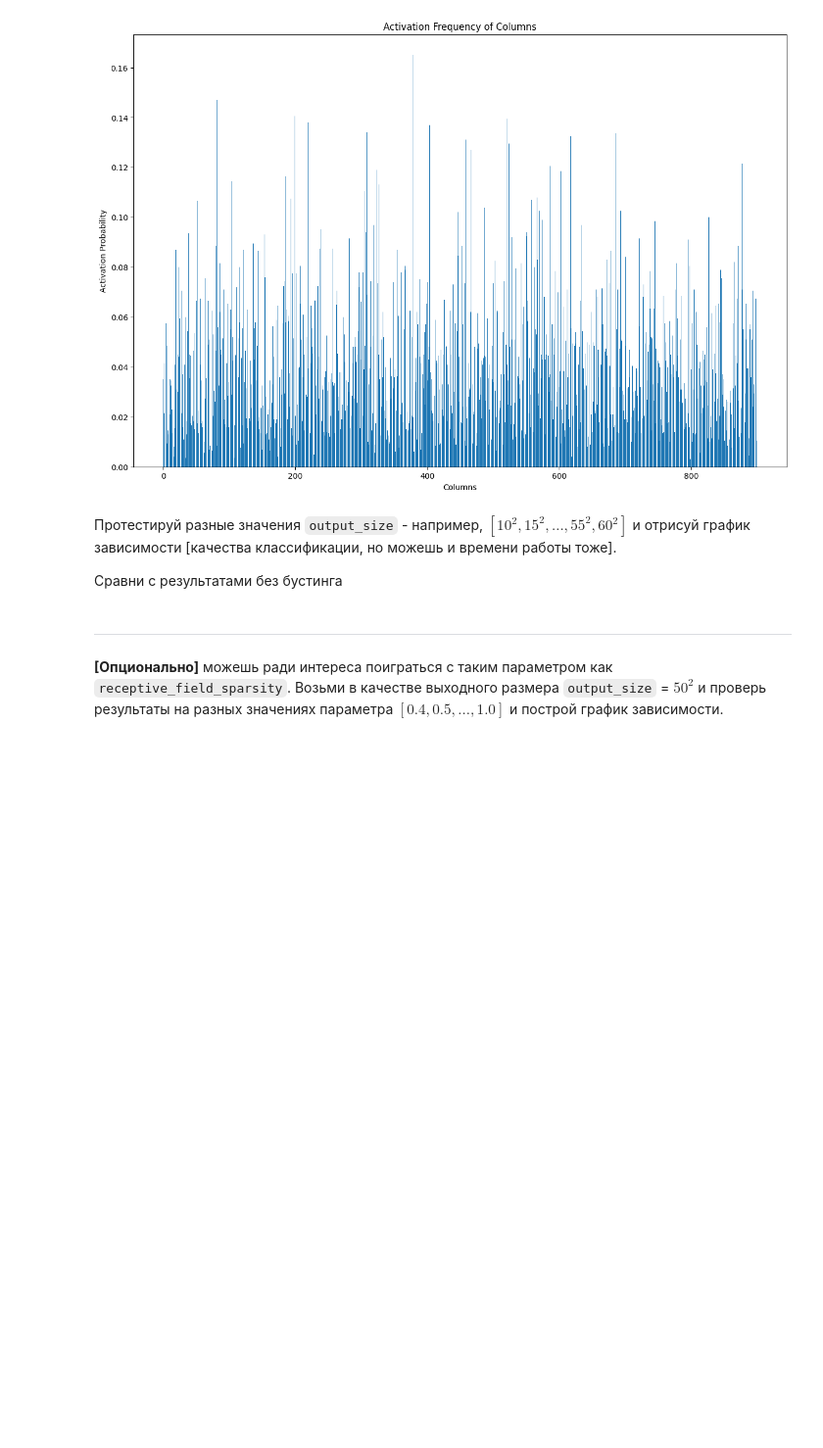
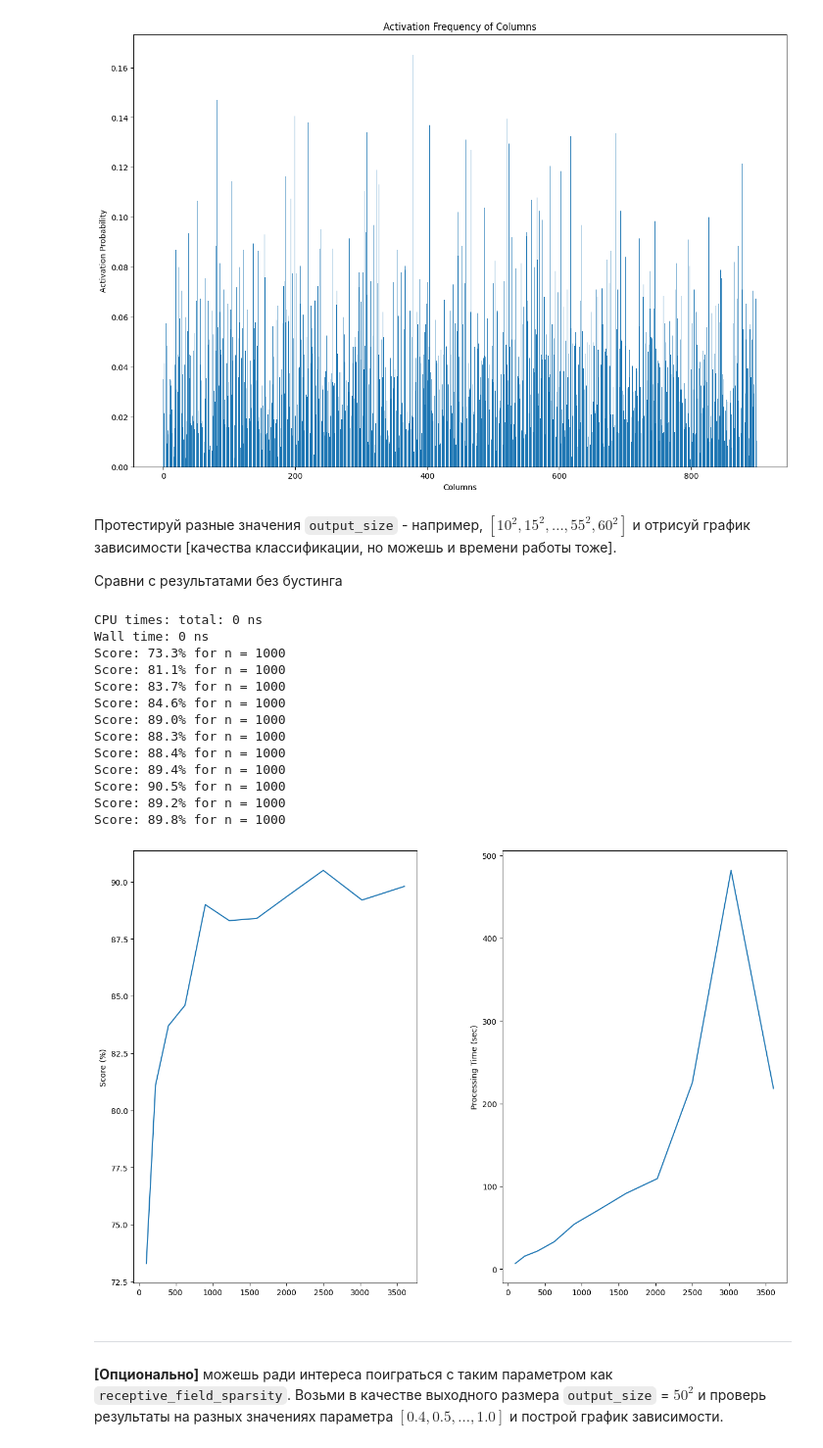
Before and after one commit to 5a7man/cds_internship_tasks_sp, a Jupyter notebook: sp.ipynb, the cells around one changed output. Shown at 98% size. Drawn from its saved outputs; the diff is of its cells as text; code cells hidden in the pictures; blank space fills up the shorter version.

```diff
--- a/sp.ipynb
+++ b/sp.ipynb
@@ -554,6 +609,49 @@ Entropy: 156.8249
 Протестируй разные значения `output_size` - например, $[10^2, 15^2,..., 55^2, 60^2]$ и отрисуй график зависимости [качества классификации, но можешь и времени работы тоже].
 
 Сравни с результатами без бустинга
+# %%
+%%time
+np.random.seed(seed)
+n = 1000
+x_tr, y_tr = train_images[:n], train_labels[:n]
+x_tst, y_tst = test_images[:n], test_labels[:n]
+
+output_sizes = [i**2 for i in range(10,65,5)]
+
+scores = []
+processing_time = []
+for output_size in output_sizes:
+  sp = BoostedSpatialPooler(
+    input_size=train_images[0].size,
+    output_size=output_size,
+    permanence_threshold=.5,
+    output_sparsity=.04,
+    synapse_permanence_deltas=(.1, .03),
+    receptive_field_sparsity=.8,
+    max_boost_factor=2,
+    boost_sliding_window=1000
+    )
+  start_time = time.time()
+  score = test_classification_with_sp(x_tr, y_tr, x_tst, y_tst, sp)
+  processing_time.append((time.time()-start_time))
+  scores.append(score*100)
+
+quality_vs_output_size(output_sizes,scores,processing_time)
+# %% [output]
+CPU times: total: 0 ns
+Wall time: 0 ns
+Score: 73.3% for n = 1000
+Score: 81.1% for n = 1000
+Score: 83.7% for n = 1000
+Score: 84.6% for n = 1000
+Score: 89.0% for n = 1000
+Score: 88.3% for n = 1000
+Score: 88.4% for n = 1000
+Score: 89.4% for n = 1000
+Score: 90.5% for n = 1000
+Score: 89.2% for n = 1000
+Score: 89.8% for n = 1000
+[figure, added]
 # %% [markdown]
 ___
 __[Опционально]__ можешь ради интереса поиграться с таким параметром как `receptive_field_sparsity`. Возьми в качестве выходного размера `output_size` = $50^2$ и проверь результаты на разных значениях параметра $[0.4, 0.5, ..., 1.0]$ и построй график зависимости.
```
Also changed, not shown: parts of 15 cells of this notebook.
